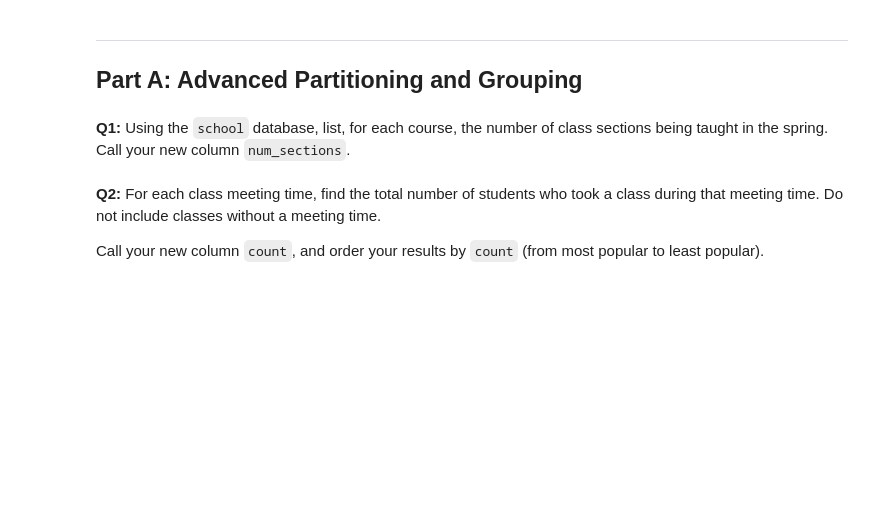
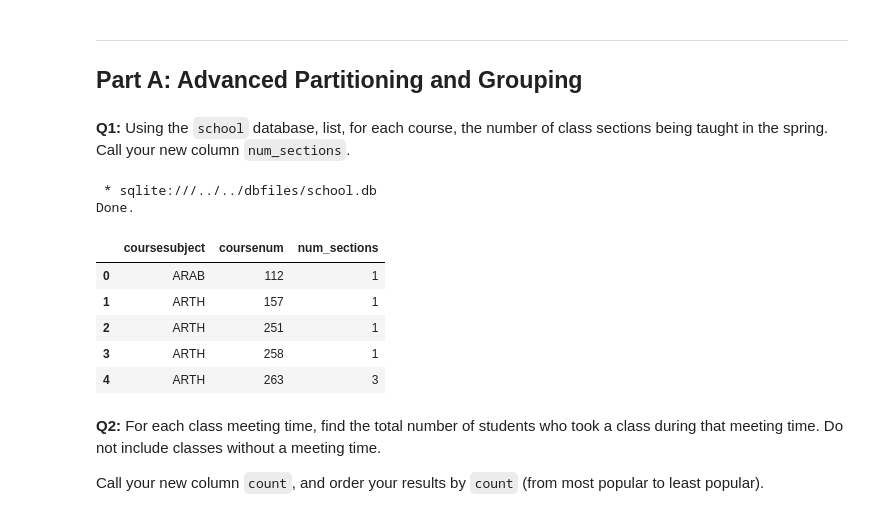
Before and after one commit to Banguyen13/cs181-s23-student, a Jupyter notebook: hw/HW_4.d/multiple_advanced.ipynb, the cells around one changed output. Cells and saved outputs as stored; diff of their text form; code cells hidden in the pictures; blank space fills up the shorter version.

```diff
--- a/hw/HW_4.d/multiple_advanced.ipynb
+++ b/hw/HW_4.d/multiple_advanced.ipynb
@@ -63,3 +59,24 @@ resultdf1.head()
+# %%
+query1 = """
+SELECT coursesubject, coursenum, COUNT(*) AS num_sections
+FROM classes AS cl INNER JOIN courses AS co USING (coursenum, coursesubject)
+WHERE cl.classterm = 'SPRING'
+GROUP BY coursesubject, coursenum
+"""
+
+
+resultset1 = %sql $query1
+resultdf1 = resultset1.DataFrame()
+resultdf1.head()
+# %% [output]
+ * sqlite:///../../dbfiles/school.db
+Done.
+|  | coursesubject | coursenum | num_sections |
+| 0 | ARAB | 112 | 1 |
+| 1 | ARTH | 157 | 1 |
+| 2 | ARTH | 251 | 1 |
+| 3 | ARTH | 258 | 1 |
+| 4 | ARTH | 263 | 3 |
 # %%
 # Testing cell
 assert resultdf1.shape == (513, 3)
```
Also changed, not shown: parts of 22 cells of this notebook.
